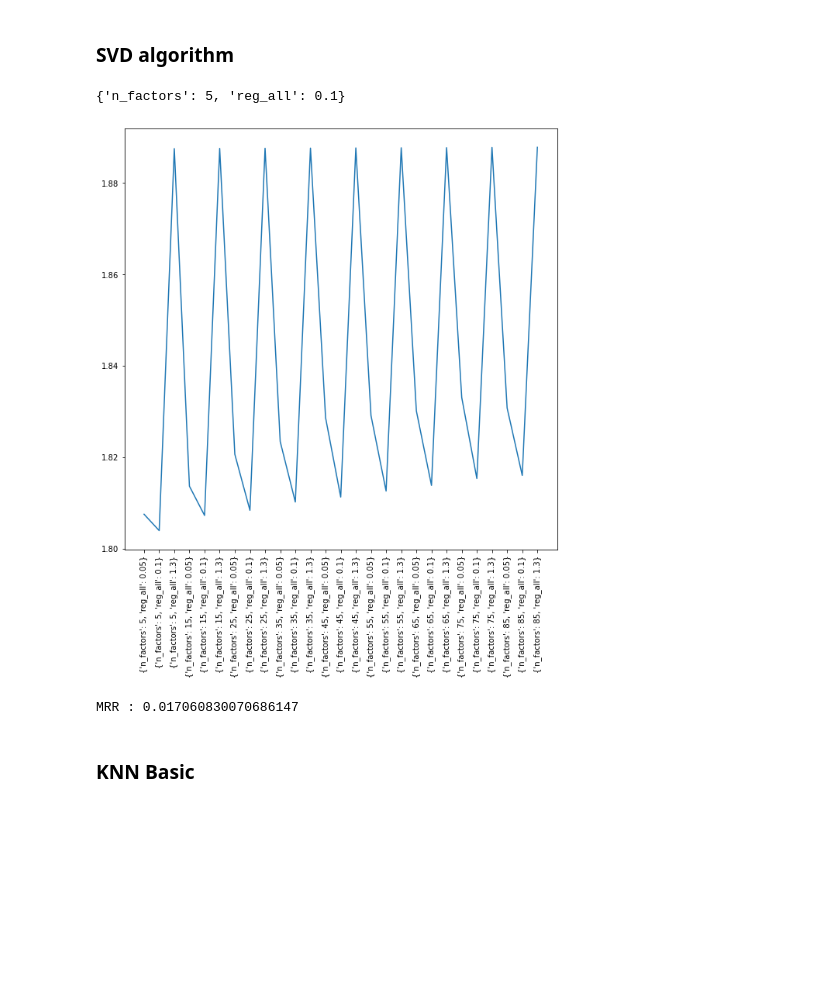
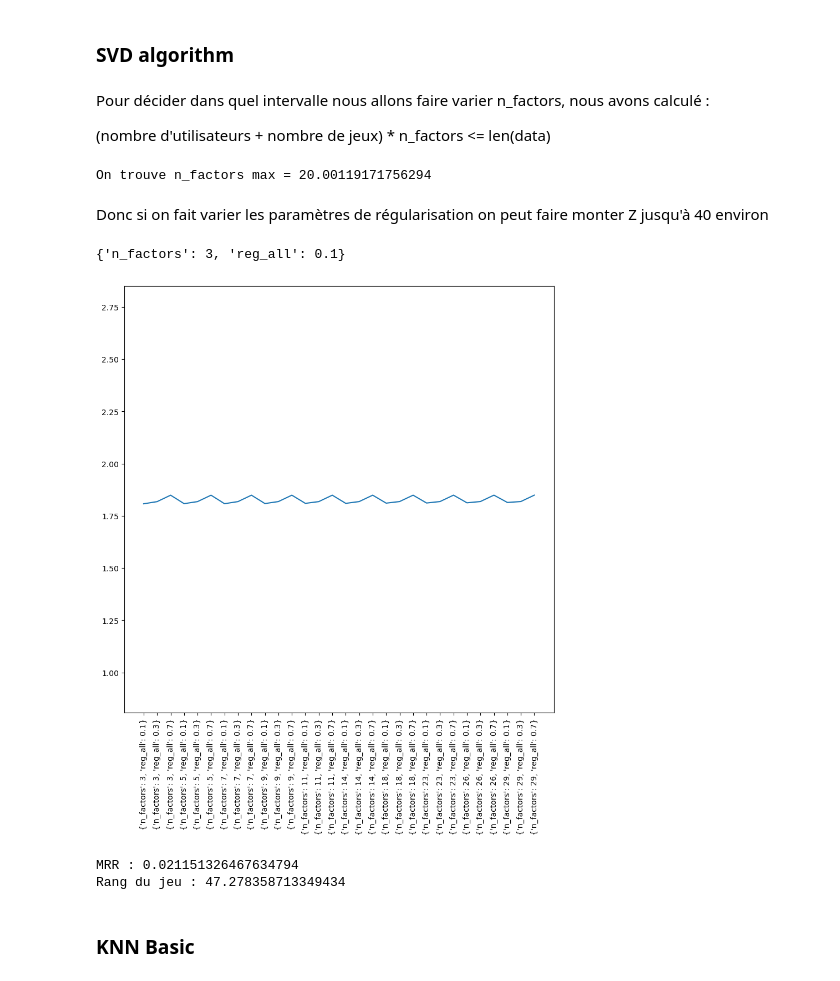
Before and after one commit to Amayas29/review-analysis, a Jupyter notebook: src/6_filtrage_colaboratif.ipynb, the cells around one changed output. Drawn from its saved outputs; the diff is of its cells as text; code cells hidden in the pictures; blank space fills up the shorter version.

```diff
--- a/src/6_filtrage_colaboratif.ipynb
+++ b/src/6_filtrage_colaboratif.ipynb
@@ -319,16 +320,28 @@ MRR : 0.014085257166601152
 # %% [markdown]
 ### SVD algorithm
+# %% [markdown]
+Pour décider dans quel intervalle nous allons faire varier n_factors, nous avons calculé :
+
+(nombre d'utilisateurs + nombre de jeux) * n_factors <= len(data)
+# %%
+Z = len(df_avis_filter)/(len(game_filtred) + len(users_filtred))
+print(f"On trouve n_factors max = {Z}")
+# %% [output]
+On trouve n_factors max = 20.00119171756294
+# %% [markdown]
+Donc si on fait varier les paramètres de régularisation on peut faire monter Z jusqu'à 40 environ
 # %%
 param_grid = {
-    "n_factors": np.arange(5, 90, 10),
-    "reg_all": [0.05, 0.1, 1.3],
+    "n_factors": [3,5,7,9,11,14,18,23,26,29],
+    "reg_all": [0.1, 0.3, 0.7],
 }
 
 svd = prediction.gs_pred(dict_data, SVD, param_grid)
 # %% [output]
-{'n_factors': 5, 'reg_all': 0.1}
+{'n_factors': 3, 'reg_all': 0.1}
-[figure, old version]
+[figure, new version]
-MRR : 0.017060830070686147
+MRR : 0.021151326467634794
+Rang du jeu : 47.278358713349434
 # %% [markdown]
 ### KNN Basic
 # %%
```
Also changed, not shown: parts of 24 cells of this notebook, 1 other file.
